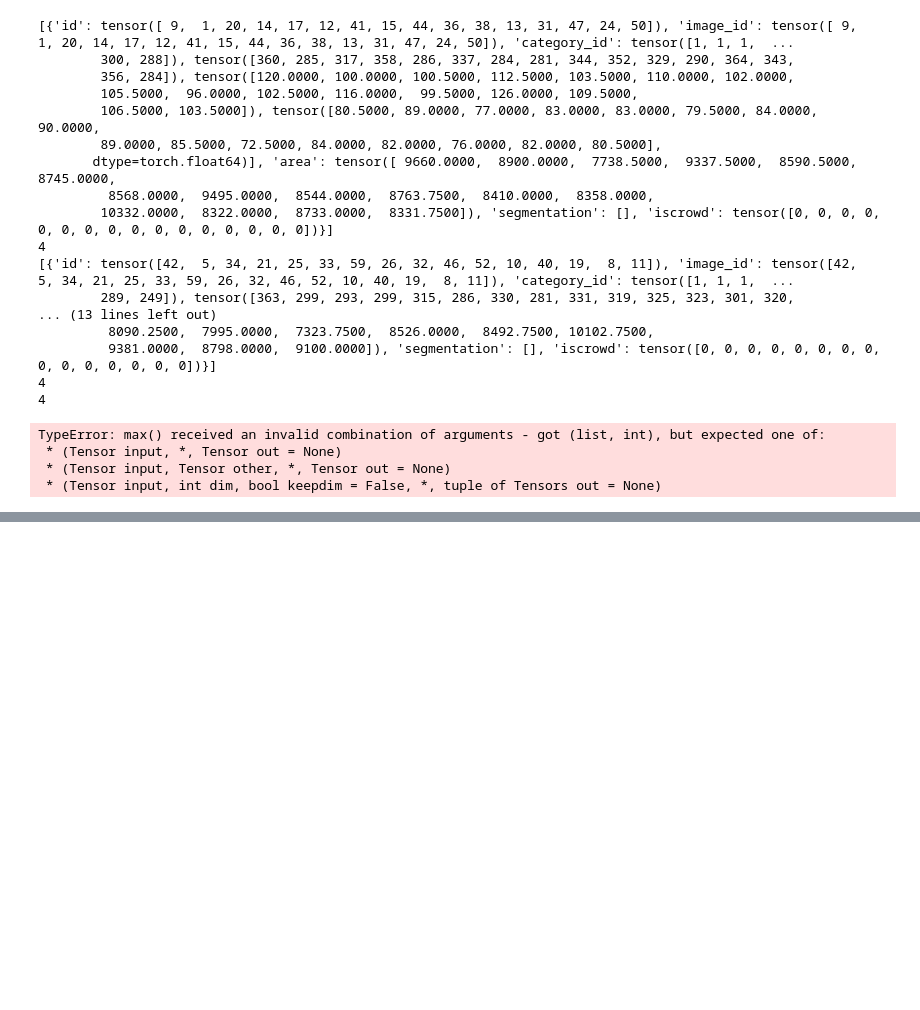
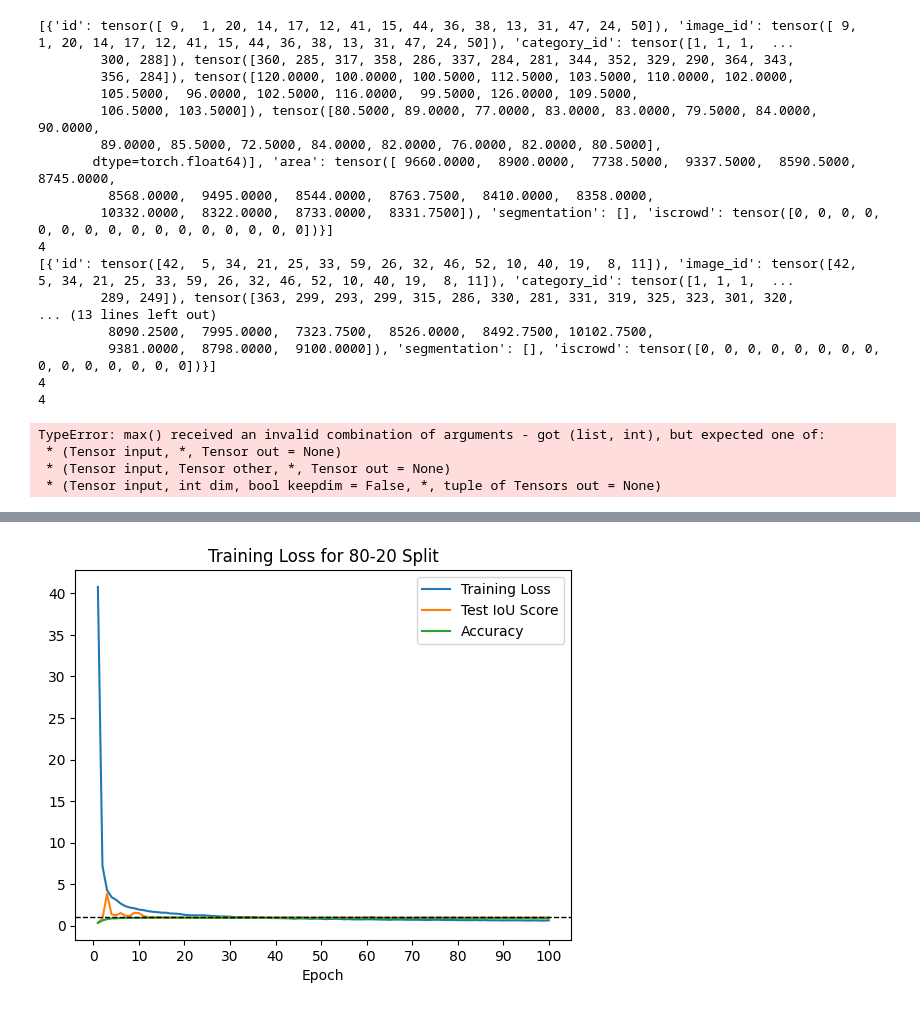
Before and after one commit to nnvu-fit/iusai-project, a Jupyter notebook: faster-rcnn.ipynb, the cells around one changed output, grey strips where cells are left out. Saved outputs shown, nothing was run; the diff lists cells and outputs as text; code cells hidden in the pictures; blank space fills up the shorter version.

```diff
--- a/faster-rcnn.ipynb
+++ b/faster-rcnn.ipynb
@@ -157,0 +236,24 @@ torch.save(net.state_dict(), './model.pth')
+# %%
+# display chart of the training loss
+import matplotlib.pyplot as plt
+import numpy as np
+
+# plot the training loss for each fold in the same plot for comparison
+train_loss = [float(loss) for loss in log_data['Train Loss']]
+iou_score = [float(loss) for loss in log_data['Test IoU Score']]
+accuracy = [float(loss) for loss in log_data['Accuracy']]
+# convert the string values to float
+plt.plot(log_data['Epoch'].map(lambda x: int(x) + 1), train_loss, label='Training Loss')
+plt.plot(log_data['Epoch'].map(lambda x: int(x) + 1), iou_score, label='Test IoU Score')
+plt.plot(log_data['Epoch'].map(lambda x: int(x) + 1), accuracy, label='Accuracy')
+
+# draw the line y=0
+plt.axhline(1, color='black', lw=1, ls='--')
+
+plt.xlabel('Epoch')
+plt.xticks(np.arange(0, 101, 10))
+plt.title('Training Loss for 80-20 Split')
+plt.legend()
+plt.show()
+# %% [output]
+[figure, added]
```
Also changed, not shown: parts of 3 cells of this notebook, 1 other file.
